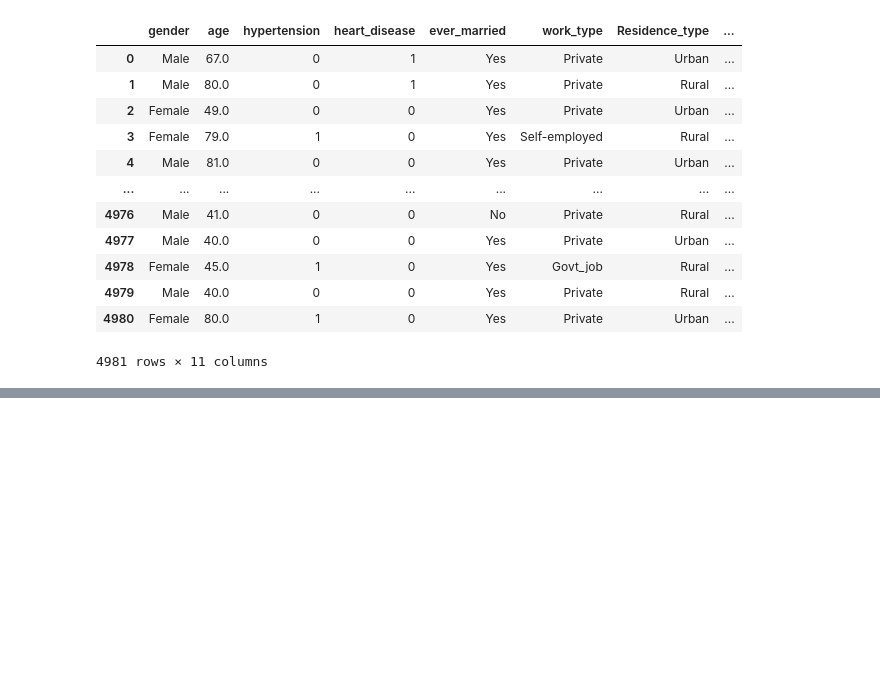
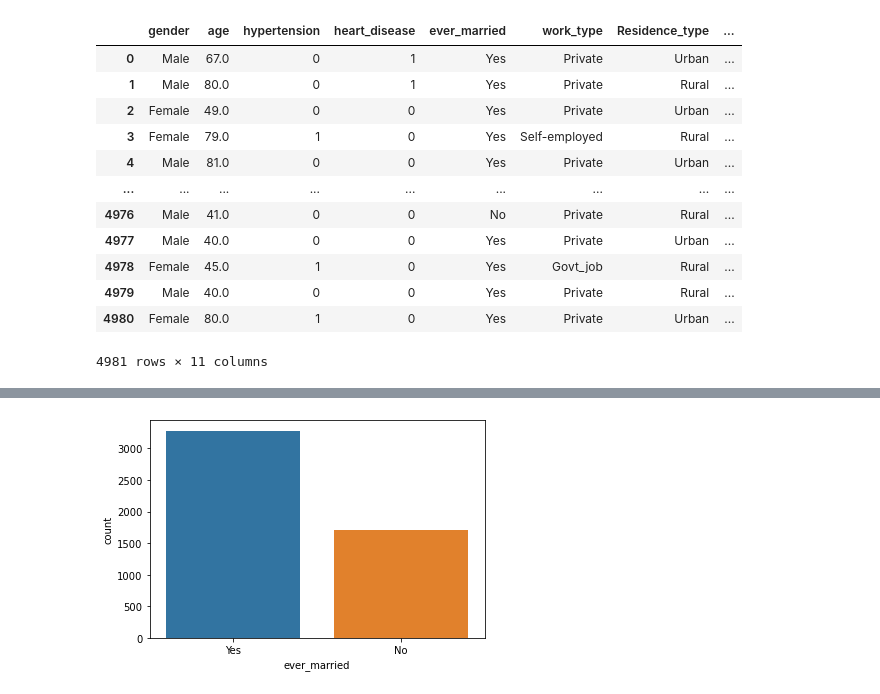
Before and after one commit to Japu90/Data-analytiikkaPortfolio, a Jupyter notebook: Brain Stroke Dataset.ipynb, the cells around one changed output, grey strips where cells are left out. Cells and saved outputs as stored; diff of their text form; code cells hidden in the pictures; blank space fills up the shorter version.

```diff
--- a/Brain Stroke Dataset.ipynb
+++ b/Brain Stroke Dataset.ipynb
@@ -23,0 +46,4 @@ df
+# %%
+ax = sns.countplot(x="ever_married",data=df)
+# %% [output]
+[figure, added]
```
Also changed, not shown: parts of 9 cells of this notebook.
